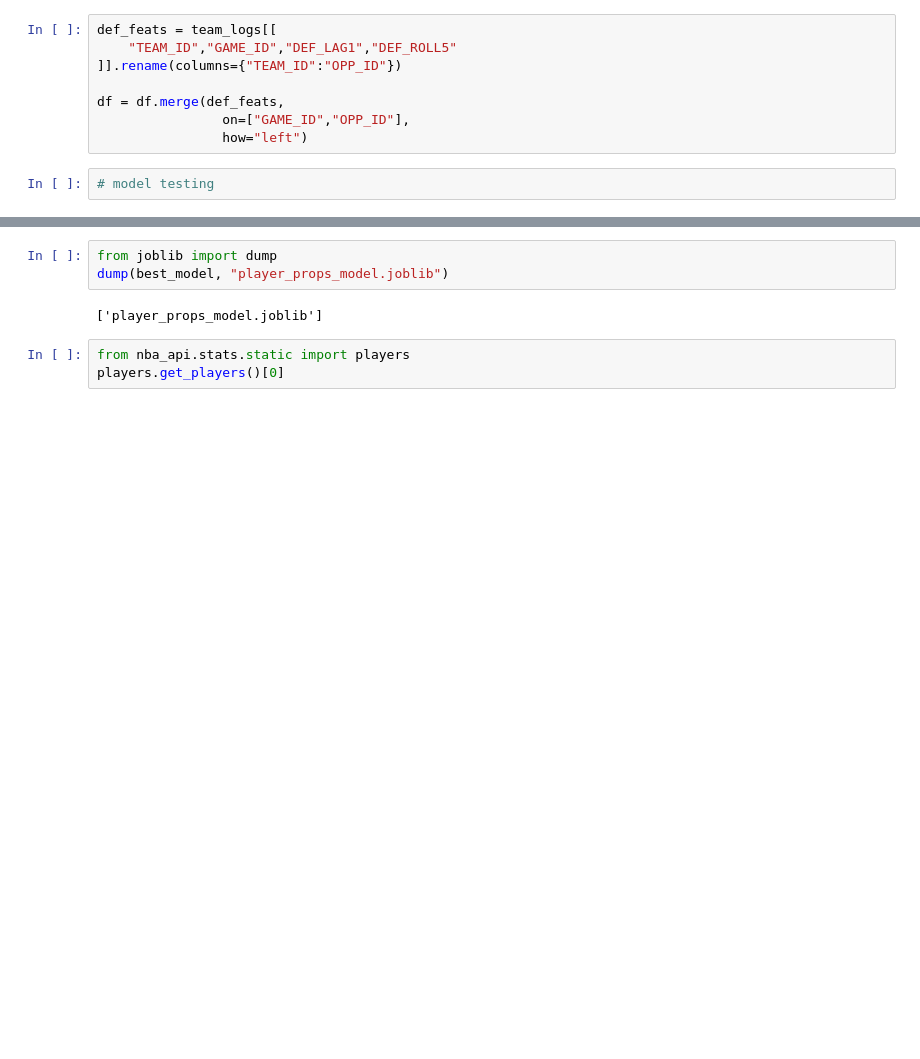
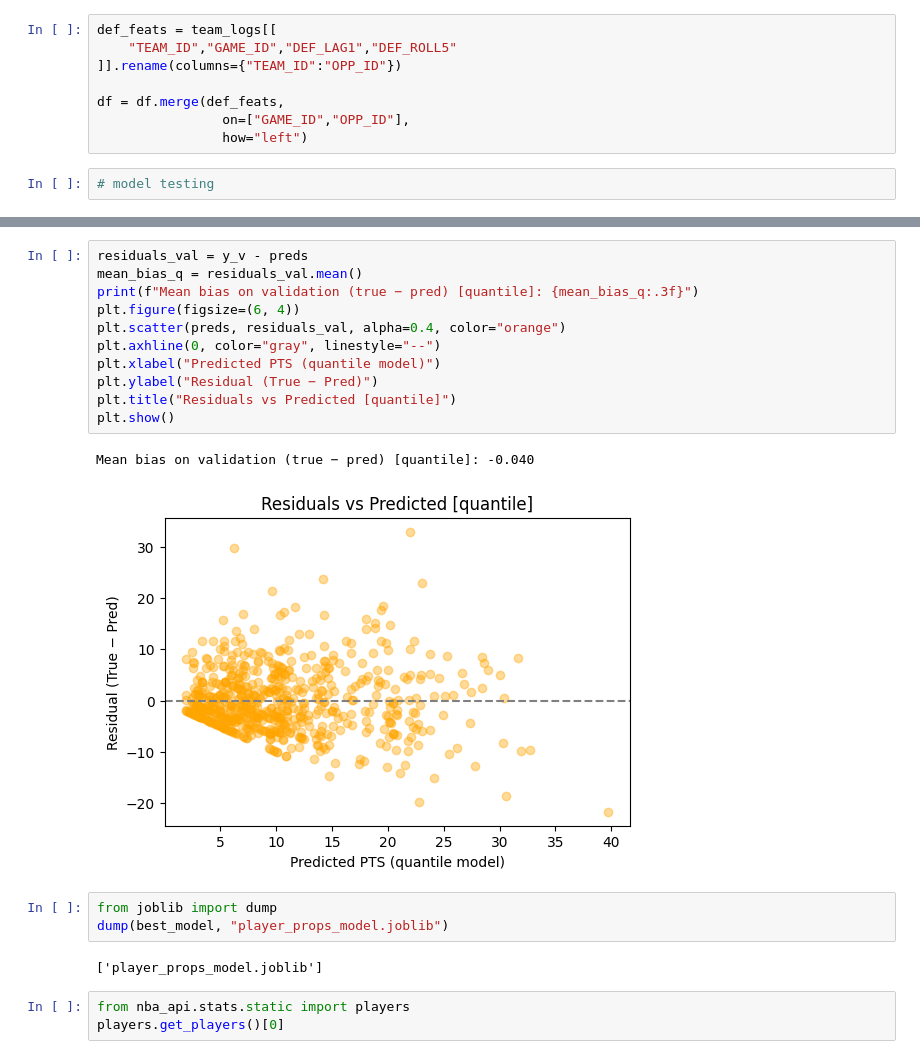
Before and after one commit to SSHAHSOHIL/NBA-Prediction-Model, a Jupyter notebook: src/player_props.ipynb, the cells around one changed output, grey strips where cells are left out. Drawn from its saved outputs; the diff is of its cells as text; blank space fills up the shorter version.

```diff
--- a/src/player_props.ipynb
+++ b/src/player_props.ipynb
@@ -433,3 +464,17 @@ Train MAE: 4.849   Test MAE: 4.952
+# %%
+residuals_val = y_v - preds
+mean_bias_q = residuals_val.mean()
+print(f"Mean bias on validation (true − pred) [quantile]: {mean_bias_q:.3f}")
+plt.figure(figsize=(6, 4))
+plt.scatter(preds, residuals_val, alpha=0.4, color="orange")
+plt.axhline(0, color="gray", linestyle="--")
+plt.xlabel("Predicted PTS (quantile model)")
+plt.ylabel("Residual (True − Pred)")
+plt.title("Residuals vs Predicted [quantile]")
+plt.show()
+# %% [output]
+Mean bias on validation (true − pred) [quantile]: -0.040
+[figure, added]
 # %%
 from joblib import dump
 dump(best_model, "player_props_model.joblib")
```
Also changed, not shown: parts of 20 cells of this notebook, 2 other files.
